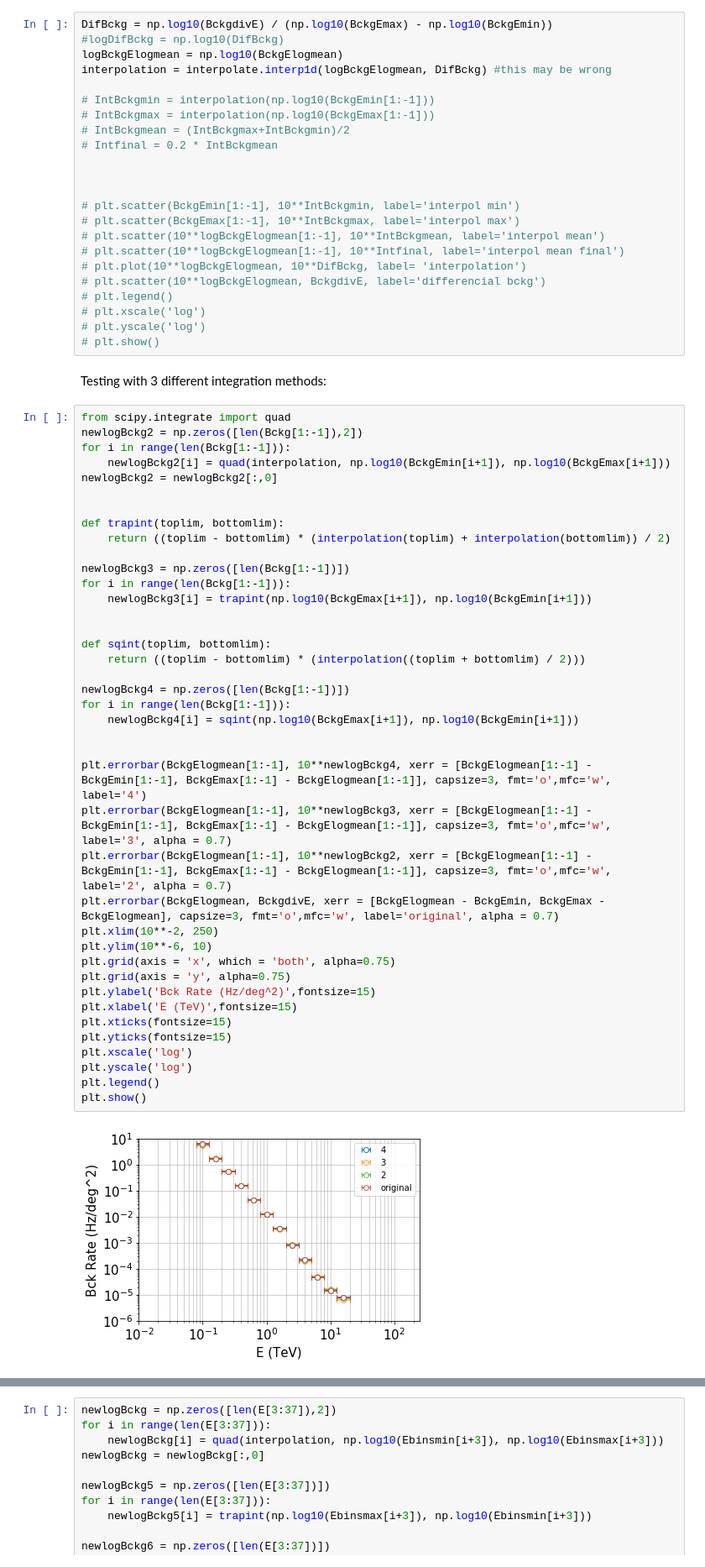
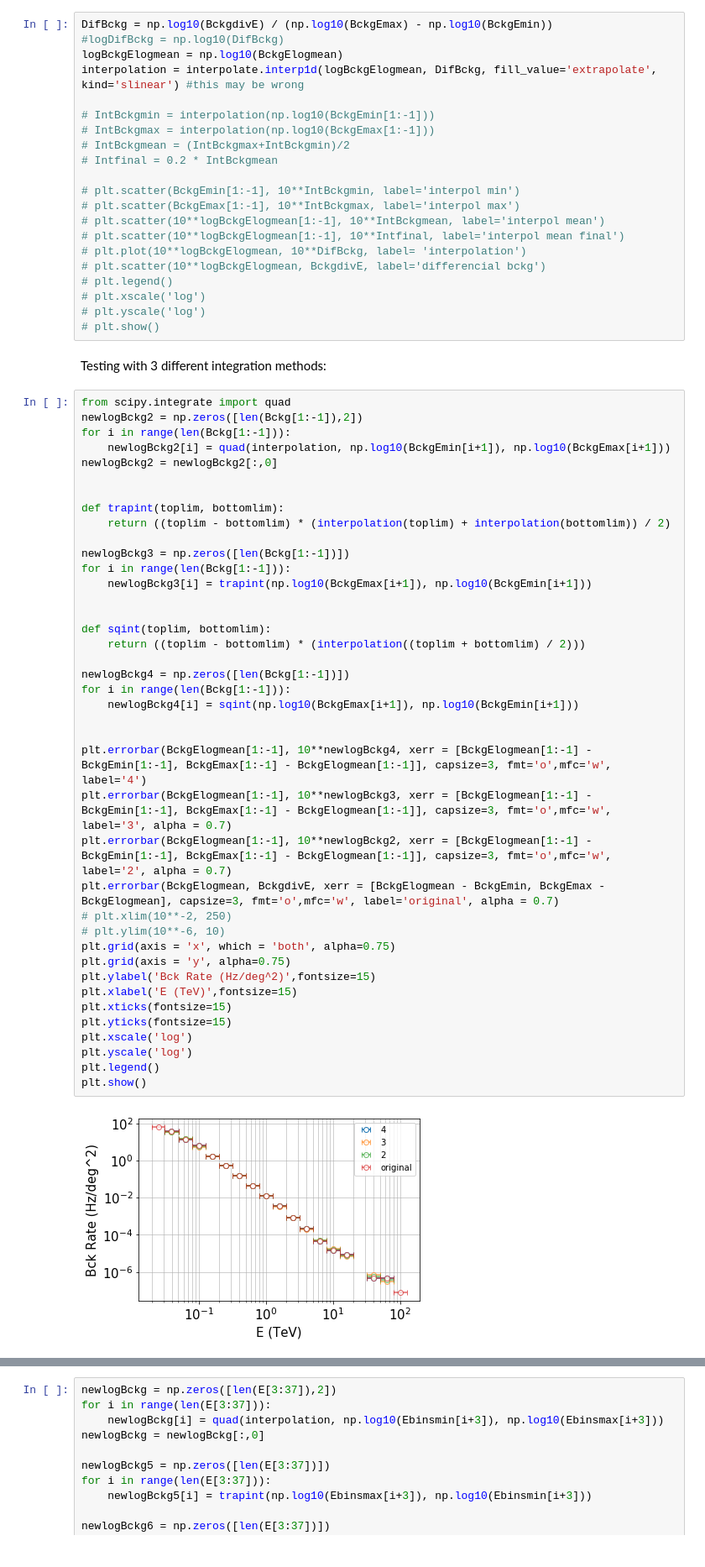
Before and after one commit to R-Grau/EBLpy, a Jupyter notebook: Aeff_bkg_spline.ipynb, the cells around one changed output, grey strips where cells are left out. Shown: that part at 84% size. Saved outputs shown, nothing was run; the diff lists cells and outputs as text.

```diff
--- a/Aeff_bkg_spline.ipynb
+++ b/Aeff_bkg_spline.ipynb
@@ -93,14 +93,12 @@ Now we will compute de differential background rate at every bin and interpolate
 DifBckg = np.log10(BckgdivE) / (np.log10(BckgEmax) - np.log10(BckgEmin))
 #logDifBckg = np.log10(DifBckg)
 logBckgElogmean = np.log10(BckgElogmean)
-interpolation = interpolate.interp1d(logBckgElogmean, DifBckg) #this may be wrong
+interpolation = interpolate.interp1d(logBckgElogmean, DifBckg, fill_value='extrapolate', kind='slinear') #this may be wrong
 
 # IntBckgmin = interpolation(np.log10(BckgEmin[1:-1]))
 # IntBckgmax = interpolation(np.log10(BckgEmax[1:-1]))
 # IntBckgmean = (IntBckgmax+IntBckgmin)/2
 # Intfinal = 0.2 * IntBckgmean
-
-
 
 # plt.scatter(BckgEmin[1:-1], 10**IntBckgmin, label='interpol min')
 # plt.scatter(BckgEmax[1:-1], 10**IntBckgmax, label='interpol max')
@@ -126,33 +124,33 @@ def trapint(toplim, bottomlim):
     return ((toplim - bottomlim) * (interpolation(toplim) + interpolation(bottomlim)) / 2)
 
 newlogBckg3 = np.zeros([len(Bckg[1:-1])])
 for i in range(len(Bckg[1:-1])):
     newlogBckg3[i] = trapint(np.log10(BckgEmax[i+1]), np.log10(BckgEmin[i+1]))
 
 
 def sqint(toplim, bottomlim):
     return ((toplim - bottomlim) * (interpolation((toplim + bottomlim) / 2)))
 
 newlogBckg4 = np.zeros([len(Bckg[1:-1])])
 for i in range(len(Bckg[1:-1])):
     newlogBckg4[i] = sqint(np.log10(BckgEmax[i+1]), np.log10(BckgEmin[i+1]))
 
 
 plt.errorbar(BckgElogmean[1:-1], 10**newlogBckg4, xerr = [BckgElogmean[1:-1] - BckgEmin[1:-1], BckgEmax[1:-1] - BckgElogmean[1:-1]], capsize=3, fmt='o',mfc='w', label='4')
 plt.errorbar(BckgElogmean[1:-1], 10**newlogBckg3, xerr = [BckgElogmean[1:-1] - BckgEmin[1:-1], BckgEmax[1:-1] - BckgElogmean[1:-1]], capsize=3, fmt='o',mfc='w', label='3', alpha = 0.7)
 plt.errorbar(BckgElogmean[1:-1], 10**newlogBckg2, xerr = [BckgElogmean[1:-1] - BckgEmin[1:-1], BckgEmax[1:-1] - BckgElogmean[1:-1]], capsize=3, fmt='o',mfc='w', label='2', alpha = 0.7)
 plt.errorbar(BckgElogmean, BckgdivE, xerr = [BckgElogmean - BckgEmin, BckgEmax - BckgElogmean], capsize=3, fmt='o',mfc='w', label='original', alpha = 0.7)
-plt.xlim(10**-2, 250)
-plt.ylim(10**-6, 10)
+# plt.xlim(10**-2, 250)
+# plt.ylim(10**-6, 10)
 plt.grid(axis = 'x', which = 'both', alpha=0.75)
 plt.grid(axis = 'y', alpha=0.75)
 plt.ylabel('Bck Rate (Hz/deg^2)',fontsize=15)
 plt.xlabel('E (TeV)',fontsize=15)
 plt.xticks(fontsize=15)
 plt.yticks(fontsize=15)
 plt.xscale('log')
 plt.yscale('log')
 plt.legend()
 plt.show()
 # %% [output]
-[figure, old version]
+[figure, new version]
```
Also changed, not shown: parts of 3 cells of this notebook.
